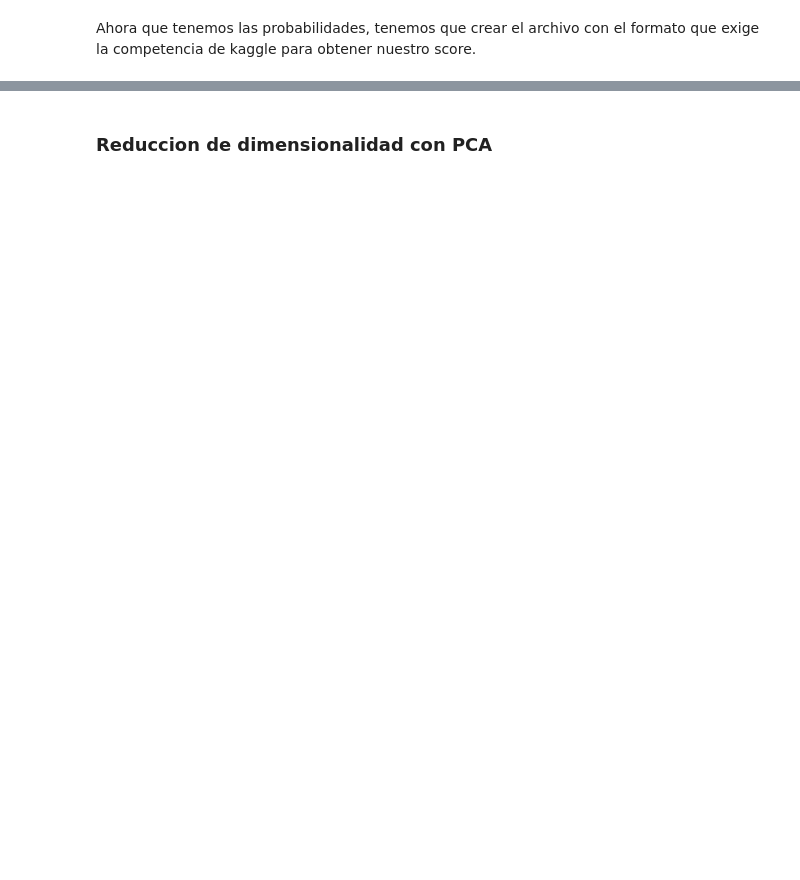
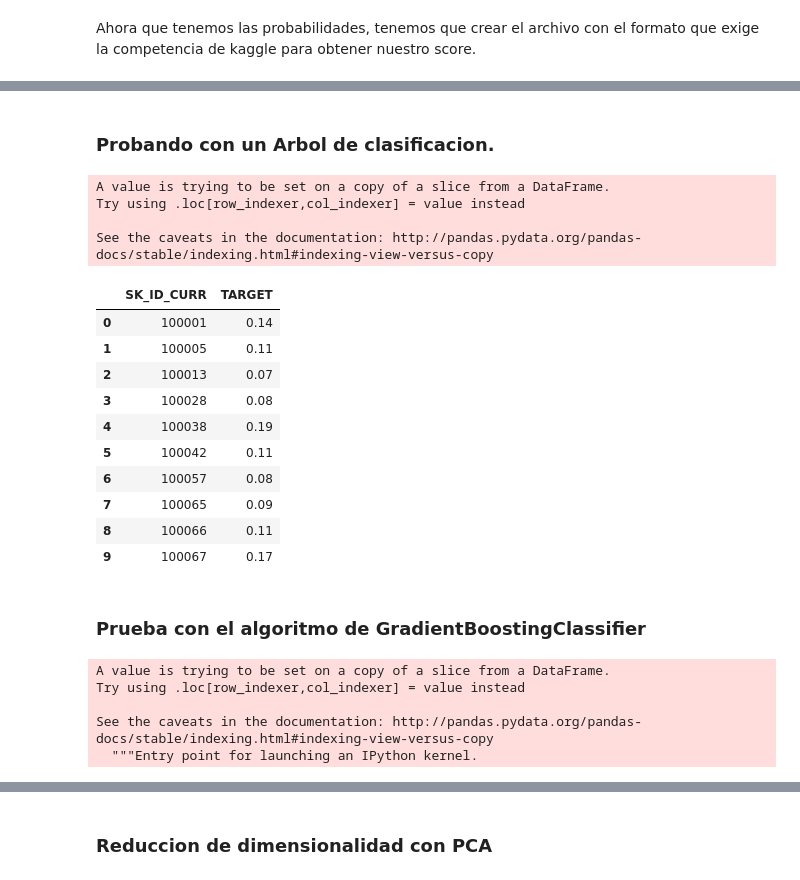
Before and after one commit to AronForero/Kaggles-HomeCreditDefaultRisk, a Jupyter notebook: exploration-preprocessing-modeling.ipynb, the cells around one changed output, grey strips where cells are left out. Saved outputs shown, nothing was run; the diff lists cells and outputs as text; code cells hidden in the pictures; blank space fills up the shorter version.

Commit message:
Tested with Random Forest Classifier and Gradient Boosting Classifier, results did not improve, all around of 0.73

```diff
--- a/exploration-preprocessing-modeling.ipynb
+++ b/exploration-preprocessing-modeling.ipynb
@@ -319,2 +506,28 @@ submission.head(10)
 # %%
 submission.to_csv('submission.csv', index=False)
+# %% [markdown]
+### Probando con un Arbol de clasificacion.
+# %%
+RFC = RandomForestClassifier(n_estimators=100, n_jobs=-1)
+RFC.fit(X_train,y)
+RF_Results = RFC.predict_proba(X_test)[:,1]
+# %%
+submission2 = data_test[['SK_ID_CURR']]
+submission2['TARGET'] = RF_Results
+submission2.head(10)
+# %% [output]
+A value is trying to be set on a copy of a slice from a DataFrame.
+Try using .loc[row_indexer,col_indexer] = value instead
+
+See the caveats in the documentation: http://pandas.pydata.org/pandas-docs/stable/indexing.html#indexing-view-versus-copy
+|  | SK_ID_CURR | TARGET |
+| 0 | 100001 | 0.14 |
+| 1 | 100005 | 0.11 |
+| 2 | 100013 | 0.07 |
+| 3 | 100028 | 0.08 |
+| 4 | 100038 | 0.19 |
+| 5 | 100042 | 0.11 |
+| 6 | 100057 | 0.08 |
+| 7 | 100065 | 0.09 |
+| 8 | 100066 | 0.11 |
+| 9 | 100067 | 0.17 |
@@ -320,0 +536,2 @@ submission.to_csv('submission.csv', index=False)
+# %% [markdown]
+### Prueba con el algoritmo de GradientBoostingClassifier
@@ -320,0 +546,8 @@ submission.to_csv('submission.csv', index=False)
+# %%
+Submission3['TARGET'] = GB_Results
+# %% [output]
+A value is trying to be set on a copy of a slice from a DataFrame.
+Try using .loc[row_indexer,col_indexer] = value instead
+
+See the caveats in the documentation: http://pandas.pydata.org/pandas-docs/stable/indexing.html#indexing-view-versus-copy
+  """Entry point for launching an IPython kernel.
```
Also changed, not shown: parts of 41 cells of this notebook, 2 other files.
